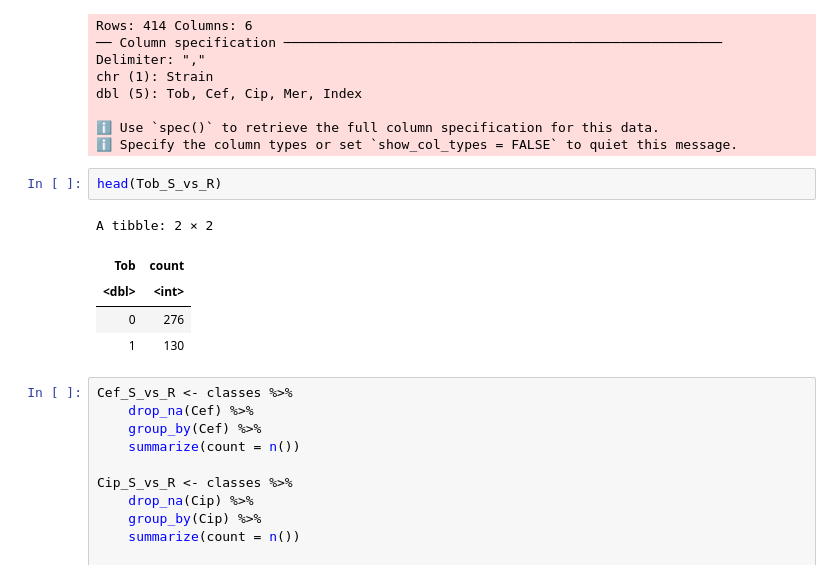
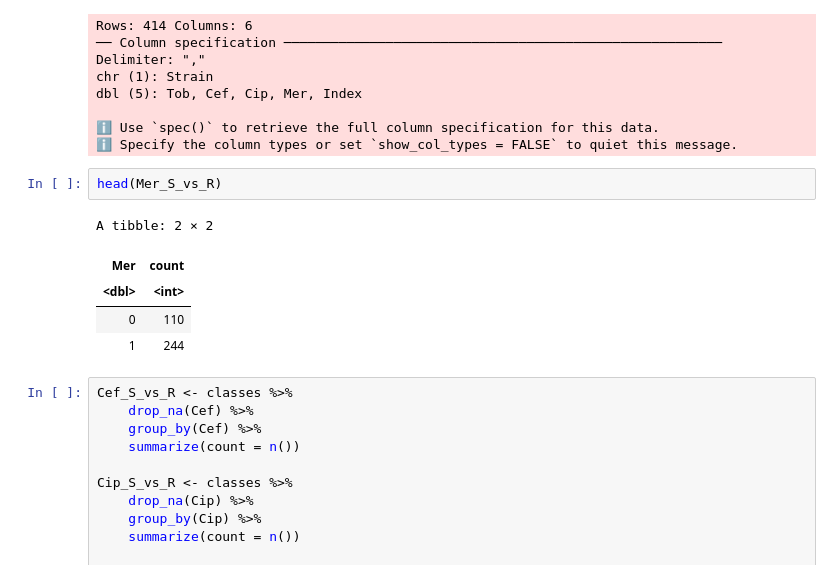
Before and after one commit to riccardo03-maker/Multiomic_integration_antimicrobial_resistance, a Jupyter notebook: r_trials.ipynb, the cells around one changed output. Cells and saved outputs as stored; diff of their text form.

```diff
--- a/r_trials.ipynb
+++ b/r_trials.ipynb
@@ -104,13 +104,13 @@ dbl (5): Tob, Cef, Cip, Mer, Index
 ℹ Use `spec()` to retrieve the full column specification for this data.
 ℹ Specify the column types or set `show_col_types = FALSE` to quiet this message.
 # %%
-head(Tob_S_vs_R)
+head(Mer_S_vs_R)
 # %% [output]
 A tibble: 2 × 2
-| Tob | count |
+| Mer | count |
 | <dbl> | <int> |
-| 0 | 276 |
-| 1 | 130 |
+| 0 | 110 |
+| 1 | 244 |
 # %%
 Cef_S_vs_R <- classes %>%
     drop_na(Cef) %>%
```
Also changed, not shown: parts of 5 cells of this notebook, 5 other files.
